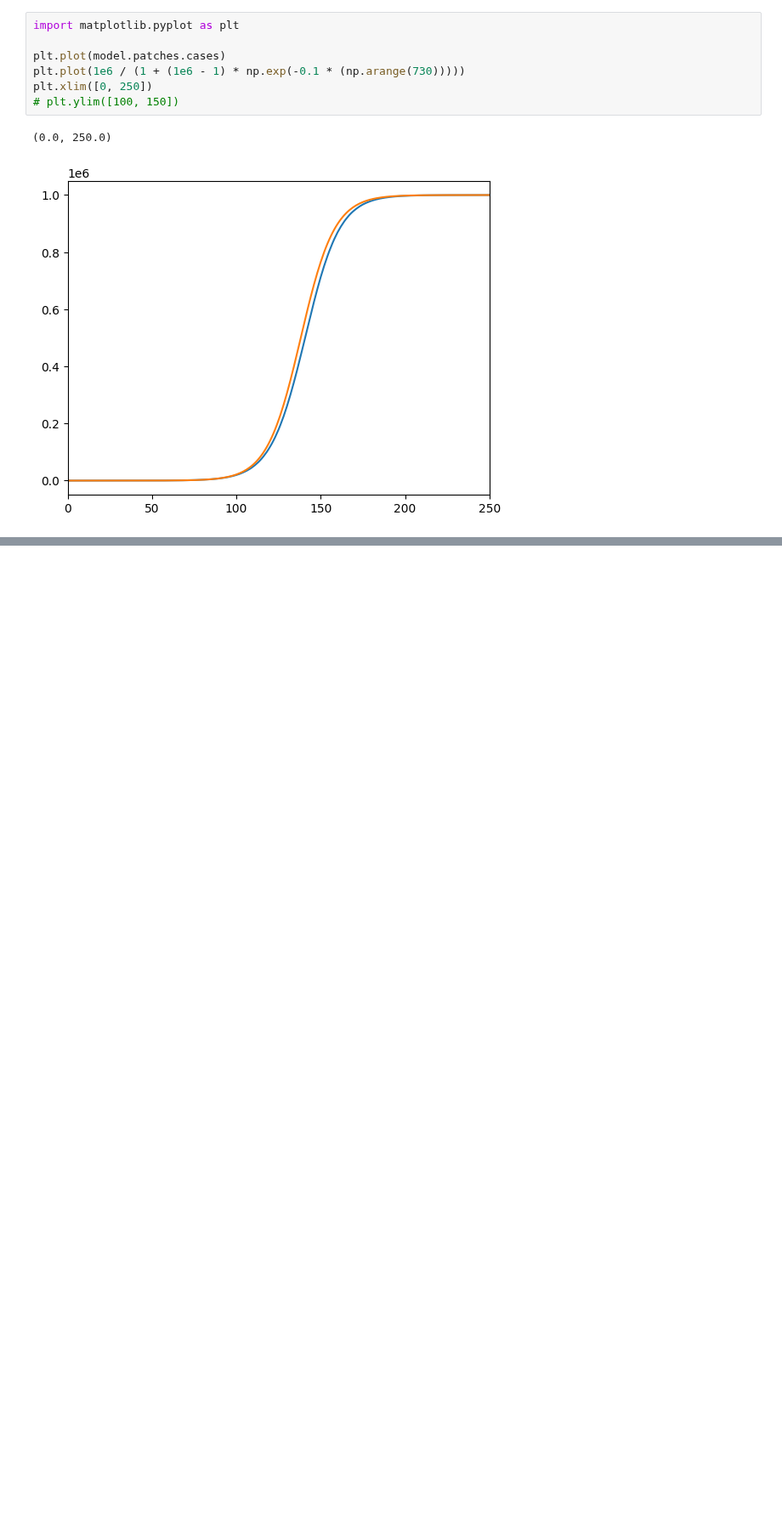
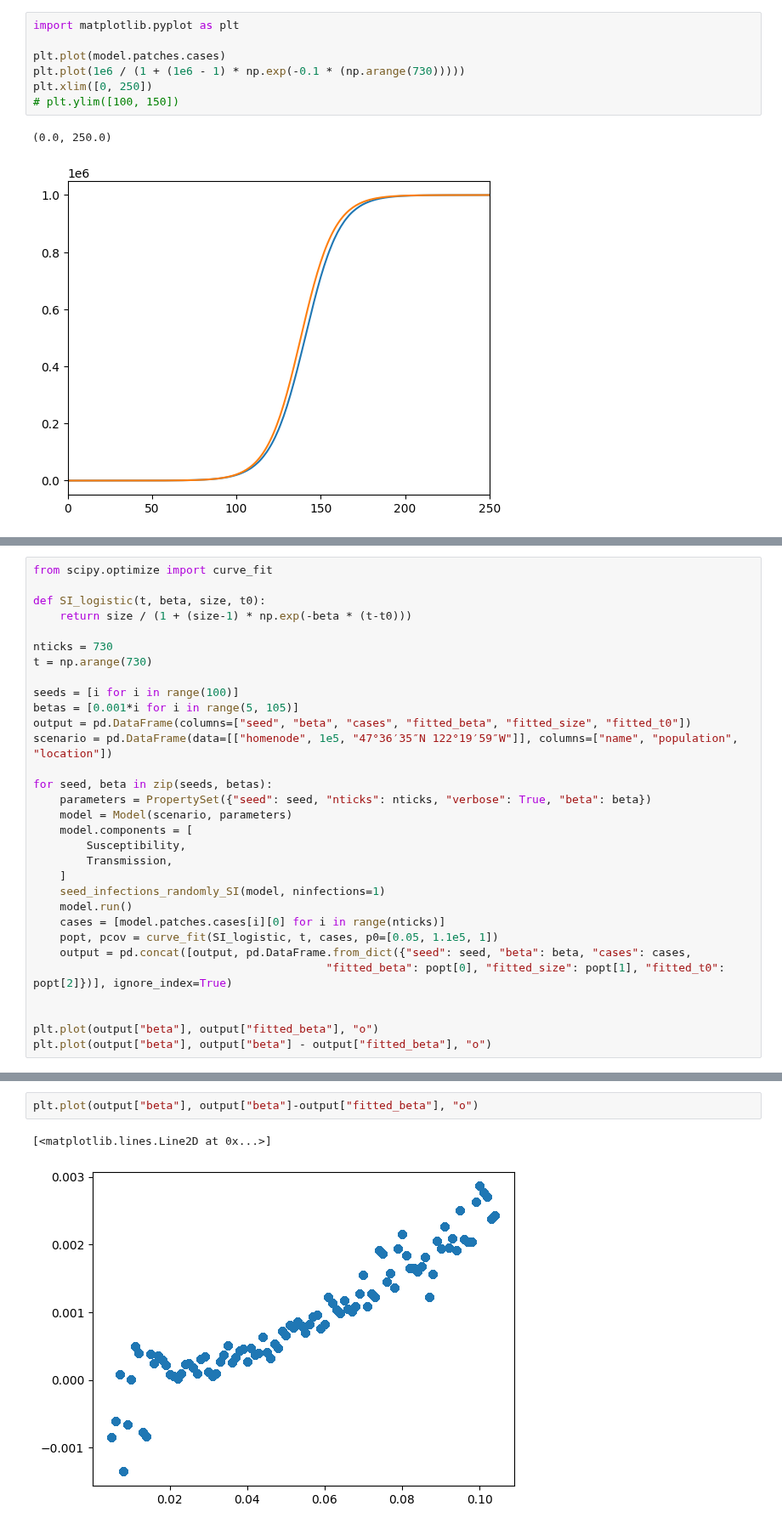
Before and after one commit to InstituteforDiseaseModeling/laser-generic, a Jupyter notebook: notebooks/example_SI_nobirths.ipynb, the cells around one changed output, grey strips where cells are left out. Shown at 85% size. Drawn from its saved outputs; the diff is of its cells as text; blank space fills up the shorter version.

Commit message:
Adding a test - sweep over random seed and beta, fit resulting case trace, and compare input beta vs. fitted beta.

```diff
--- a/notebooks/example_SI_nobirths.ipynb
+++ b/notebooks/example_SI_nobirths.ipynb
@@ -69,0 +50,31 @@ array([[1000000],
+# %%
+from scipy.optimize import curve_fit
+
+def SI_logistic(t, beta, size, t0):
+    return size / (1 + (size-1) * np.exp(-beta * (t-t0)))
+
+nticks = 730
+t = np.arange(730)
+
+seeds = [i for i in range(100)]
+betas = [0.001*i for i in range(5, 105)]
+output = pd.DataFrame(columns=["seed", "beta", "cases", "fitted_beta", "fitted_size", "fitted_t0"])
+scenario = pd.DataFrame(data=[["homenode", 1e5, "47°36′35″N 122°19′59″W"]], columns=["name", "population", "location"])
+
+for seed, beta in zip(seeds, betas):
+    parameters = PropertySet({"seed": seed, "nticks": nticks, "verbose": True, "beta": beta})
+    model = Model(scenario, parameters)
+    model.components = [
+        Susceptibility,
+        Transmission,
+    ]
+    seed_infections_randomly_SI(model, ninfections=1)
+    model.run()
+    cases = [model.patches.cases[i][0] for i in range(nticks)]
+    popt, pcov = curve_fit(SI_logistic, t, cases, p0=[0.05, 1.1e5, 1])
+    output = pd.concat([output, pd.DataFrame.from_dict({"seed": seed, "beta": beta, "cases": cases,
+                                            "fitted_beta": popt[0], "fitted_size": popt[1], "fitted_t0": popt[2]})], ignore_index=True)
+
+
+plt.plot(output["beta"], output["fitted_beta"], "o")
+plt.plot(output["beta"], output["beta"] - output["fitted_beta"], "o")
@@ -69,0 +174,5 @@ array([[1000000],
+# %%
+plt.plot(output["beta"], output["beta"]-output["fitted_beta"], "o")
+# %% [output]
+[<matplotlib.lines.Line2D at 0x...>]
+[figure, added]
```
Also changed, not shown: parts of 7 cells of this notebook.
